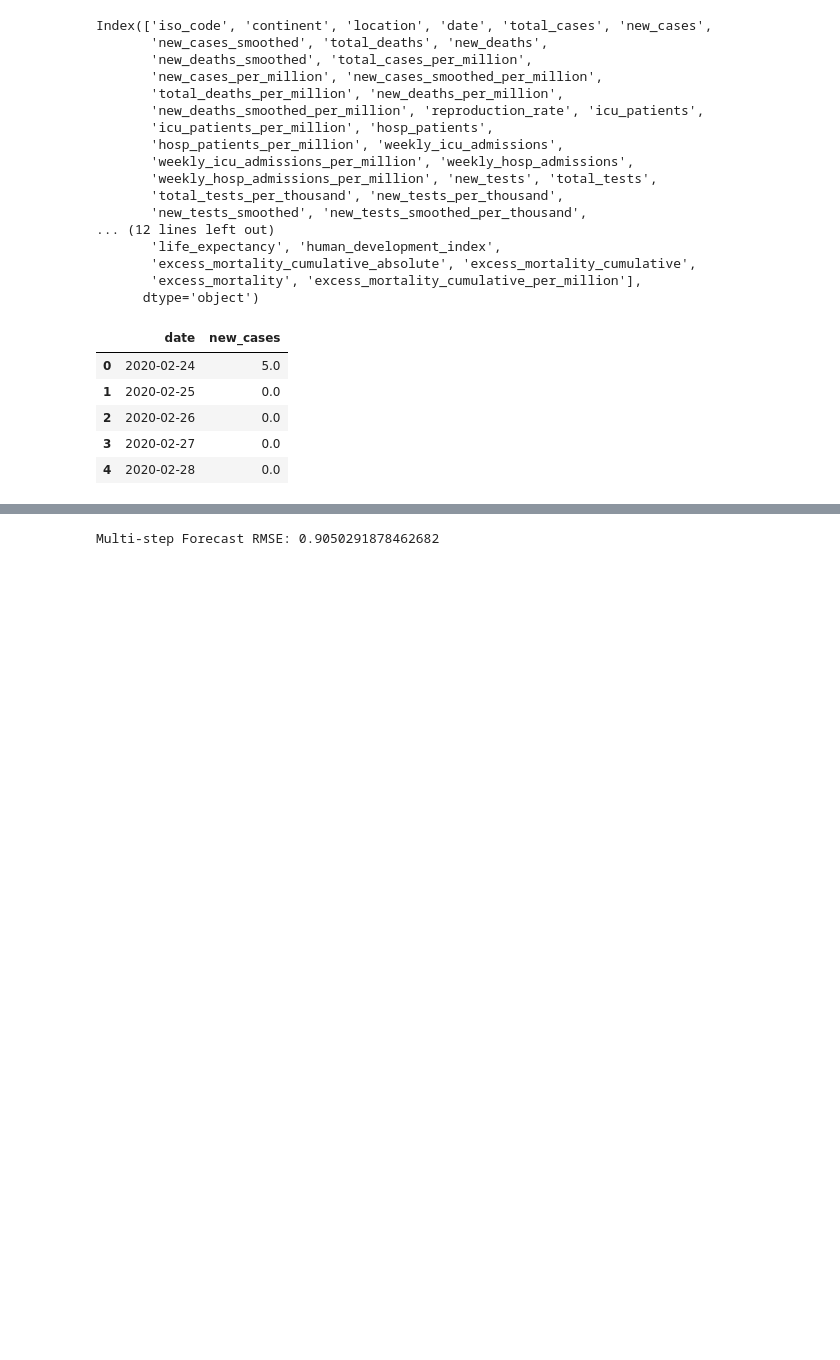
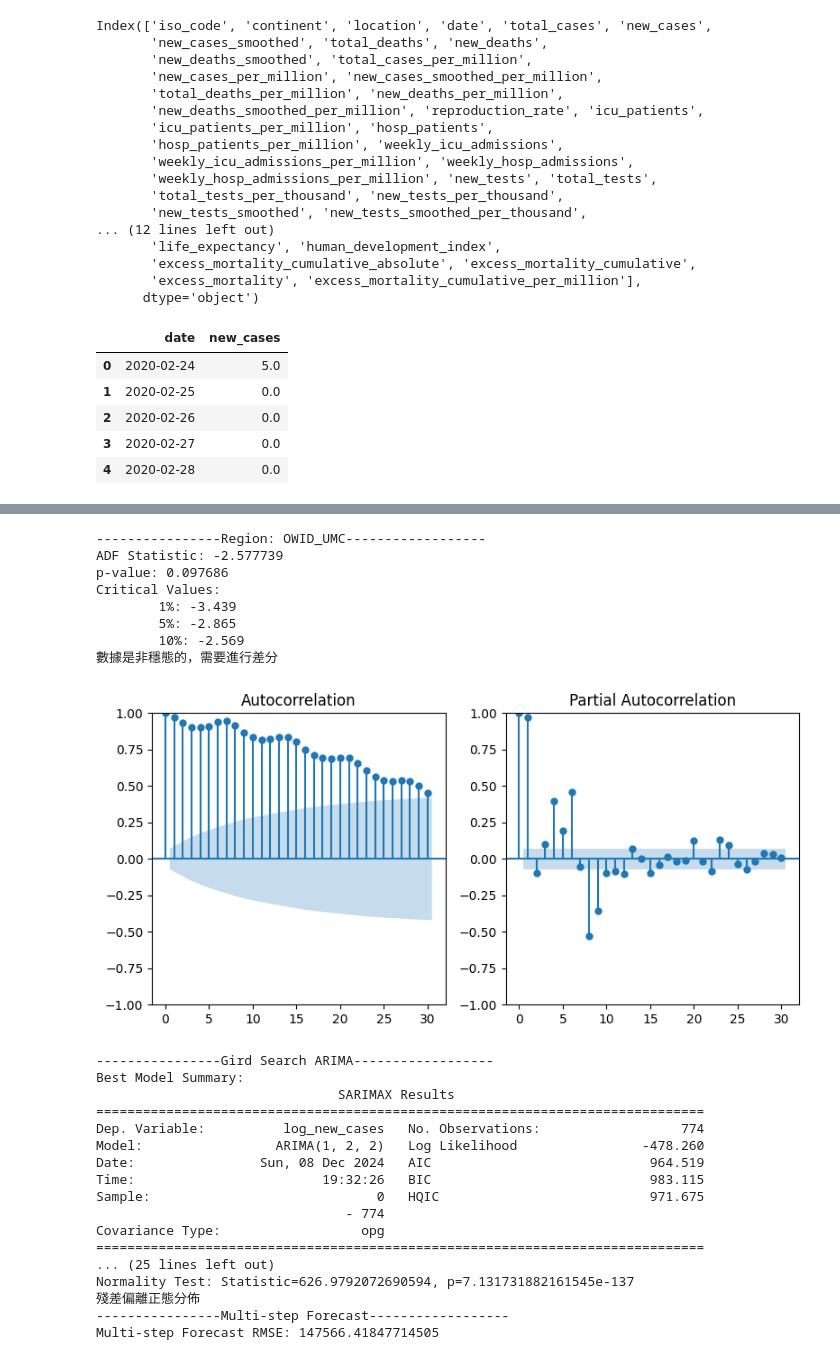
Before and after one commit to donydony228/COVID-19-Time-Series-Predict, a Jupyter notebook: ARIMA.ipynb, the cells around one changed output, grey strips where cells are left out. Drawn from its saved outputs; the diff is of its cells as text; code cells hidden in the pictures; blank space fills up the shorter version.

Commit message:
ARIMA update

```diff
--- a/ARIMA.ipynb
+++ b/ARIMA.ipynb
@@ -130,15 +80,0 @@ Critical Values:
-# %%
-best_model = None
-best_aic = float("inf")
-for p in range(3):
-    for d in range(3):
-        for q in range(3):
-            try:
-                model = ARIMA(data["new_cases"], order=(p, d, q))
-                model_fit = model.fit()
-                if model_fit.aic < best_aic:
-                    best_model = model_fit
-                    best_aic = model_fit.aic
-            except:
-                continue
-print("Best Model:", best_model.summary())
@@ -163,15 +80,0 @@ Warnings:
-# %%
-# import log
-from numpy import log
-# 使用初步參數選擇，這裡假設 (p, d, q) = (1, 0, 1)
-p, d, q = 2,2,2  # 可以根據 ACF 和 PACF 調整
-
-
-data["new_cases"] = log(data["new_cases"] + 1)
-
-# 構建 ARIMA 模型
-model = ARIMA(data["new_cases"], order=(p, d, q))
-model_fit = model.fit()
-
-# 輸出模型摘要
-print(model_fit.summary())
@@ -274,10 +80,0 @@ Normality Test: Statistic=225.83924326626453, p=9.112371689934447e-50
-# %%
-forecast_steps = 10  # 預測 10 步
-forecast = model_fit.forecast(steps=forecast_steps)
-
-# 比較真實值與預測值
-real_values = test["new_cases"].iloc[:forecast_steps]
-rmse = np.sqrt(mean_squared_error(real_values, forecast))
-print(f"Multi-step Forecast RMSE: {rmse}")
-# %% [output]
-Multi-step Forecast RMSE: 0.9050291878462682
@@ -283,0 +231,34 @@ Multi-step Forecast RMSE: 0.9050291878462682
+# %%
+for region in regionss:
+    print(f"----------------Region: {region}------------------")
+    data = pd.read_csv(r"data\owid-covid-data.csv")
+    data = data[data["iso_code"] == region]
+    data = data[["date", "new_cases"]]
+    pipeline(data, "new_cases", 30)
+# %% [output]
+----------------Region: OWID_UMC------------------
+ADF Statistic: -2.577739
+p-value: 0.097686
+Critical Values:
+        1%: -3.439
+        5%: -2.865
+        10%: -2.569
+數據是非穩態的，需要進行差分
+[figure, added]
+----------------Gird Search ARIMA------------------
+Best Model Summary:
+                               SARIMAX Results
+==============================================================================
+Dep. Variable:          log_new_cases   No. Observations:                  774
+Model:                 ARIMA(1, 2, 2)   Log Likelihood                -478.260
+Date:                Sun, 08 Dec 2024   AIC                            964.519
+Time:                        19:32:26   BIC                            983.115
+Sample:                             0   HQIC                           971.675
+                                - 774
+Covariance Type:                  opg
+==============================================================================
+... (25 lines left out)
+Normality Test: Statistic=626.9792072690594, p=7.131731882161545e-137
+殘差偏離正態分佈
+----------------Multi-step Forecast------------------
+Multi-step Forecast RMSE: 147566.41847714505
```
Also changed, not shown: parts of 12 cells of this notebook, 1 other file.
